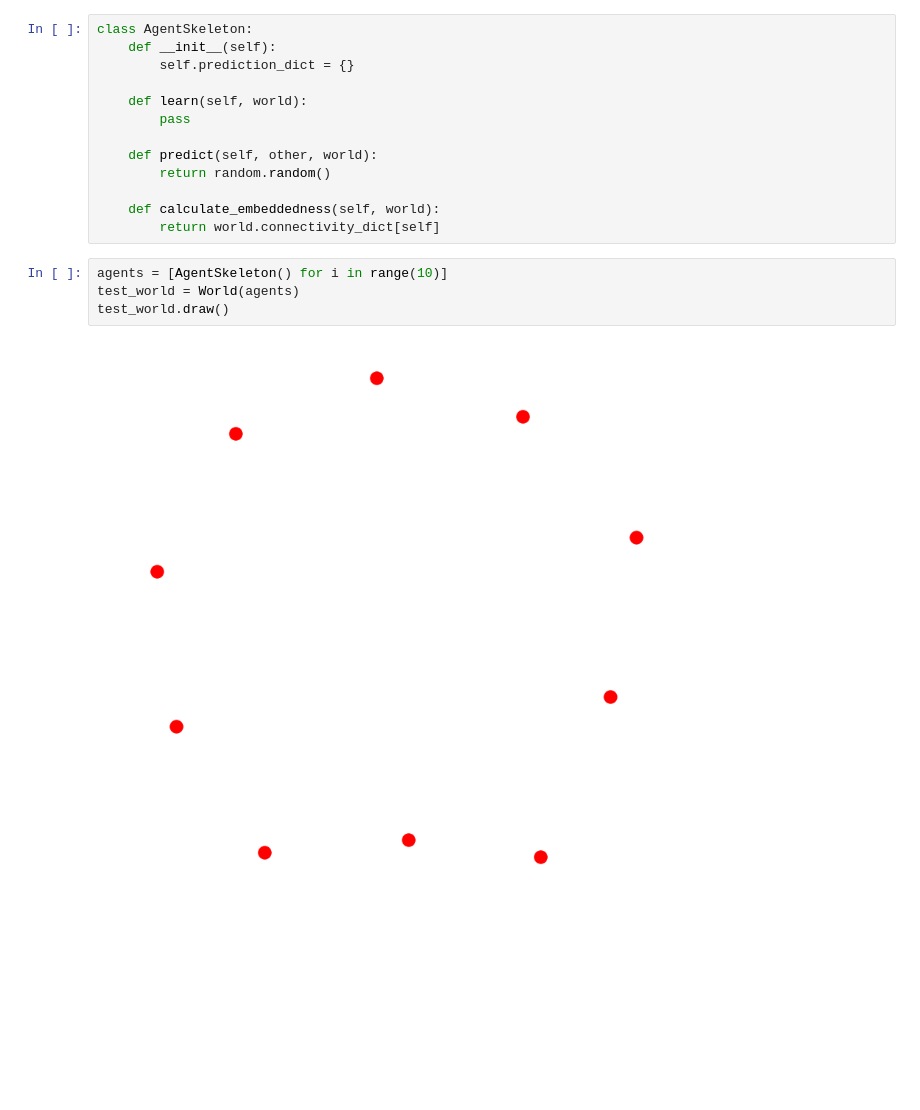
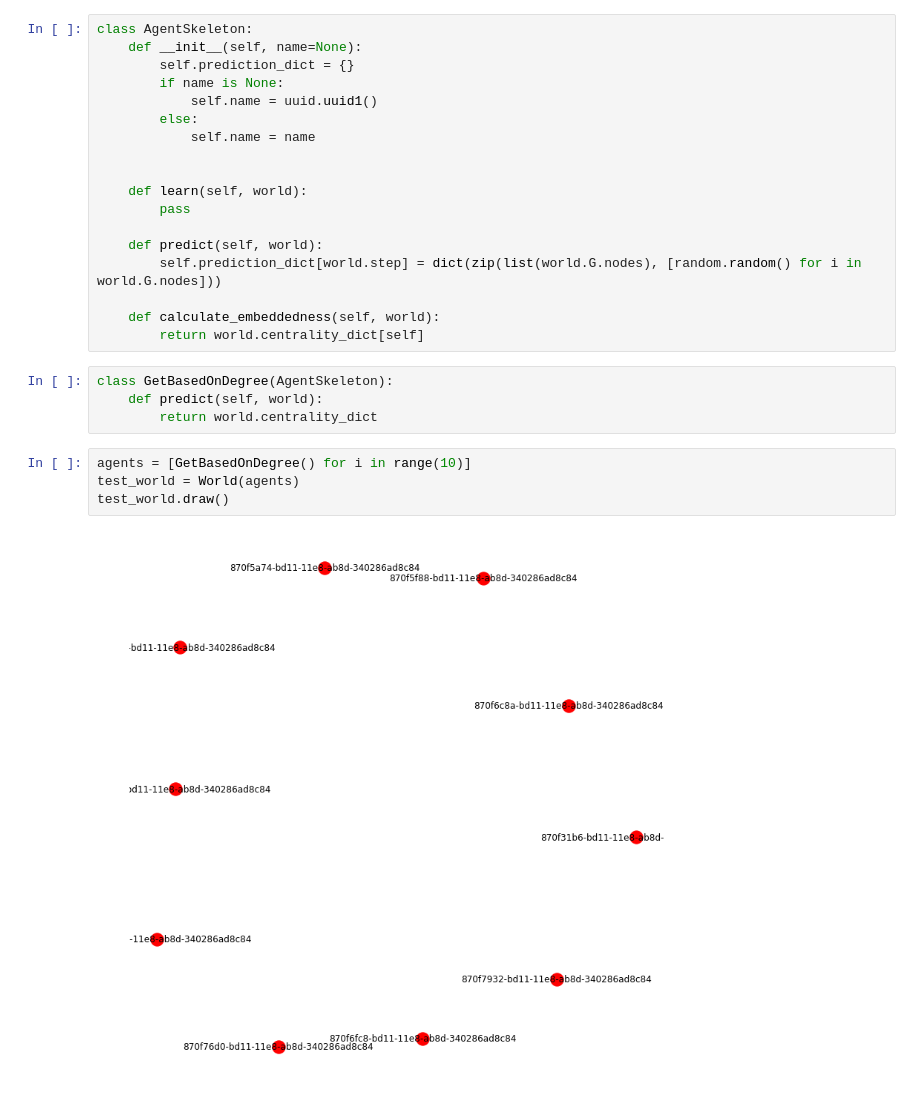
Before and after one commit to MUBTAAB/nx-Reinforcement, a Jupyter notebook: networkX - 2.ipynb, the cells around one changed output. Cells and saved outputs as stored; diff of their text form; blank space fills up the shorter version.

```diff
--- a/networkX - 2.ipynb
+++ b/networkX - 2.ipynb
@@ -76,22 +78,31 @@ class World:
 # %%
 class AgentSkeleton:
-    def __init__(self):
+    def __init__(self, name=None):
         self.prediction_dict = {}
+        if name is None:
+            self.name = uuid.uuid1()
+        else:
+            self.name = name
+
 
     def learn(self, world):
         pass
 
-    def predict(self, other, world):
-        return random.random()
+    def predict(self, world):
+        self.prediction_dict[world.step] = dict(zip(list(world.G.nodes), [random.random() for i in world.G.nodes]))
 
     def calculate_embeddedness(self, world):
-        return world.connectivity_dict[self]
+        return world.centrality_dict[self]
+# %%
+class GetBasedOnDegree(AgentSkeleton):
+    def predict(self, world):
+        return world.centrality_dict
 # %%
-agents = [AgentSkeleton() for i in range(10)]
+agents = [GetBasedOnDegree() for i in range(10)]
 test_world = World(agents)
 test_world.draw()
 # %% [output]
-[figure, old version]
+[figure, new version]
 # %%
 test_world.iterate(10, draw = True)
 # %% [output]
```
Also changed, not shown: parts of 6 cells of this notebook.
